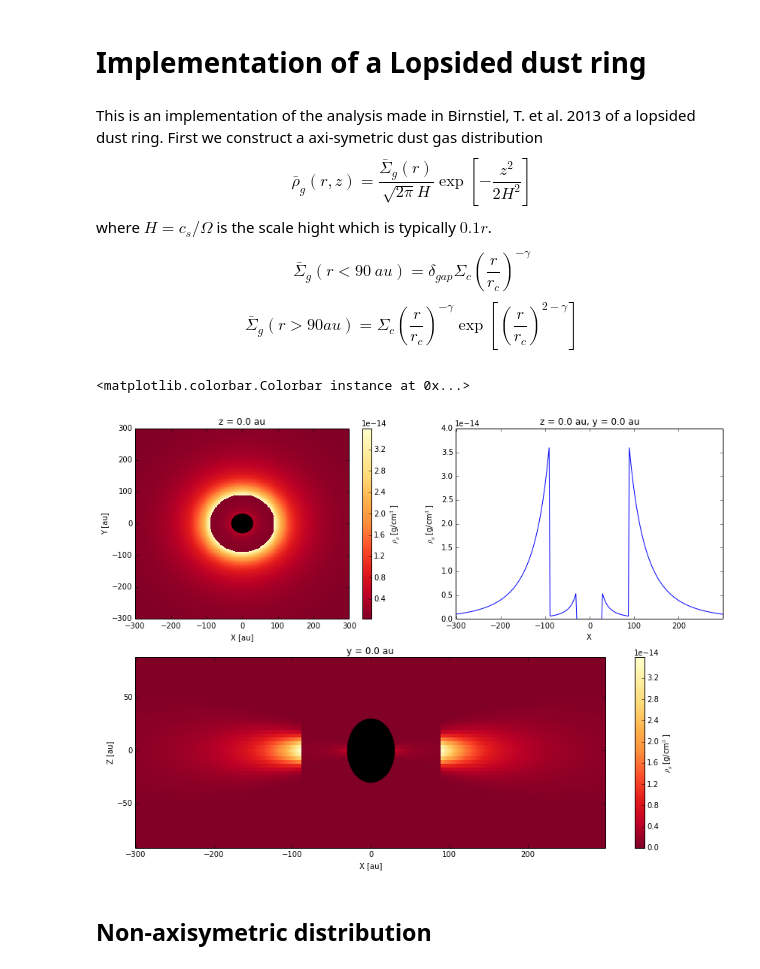
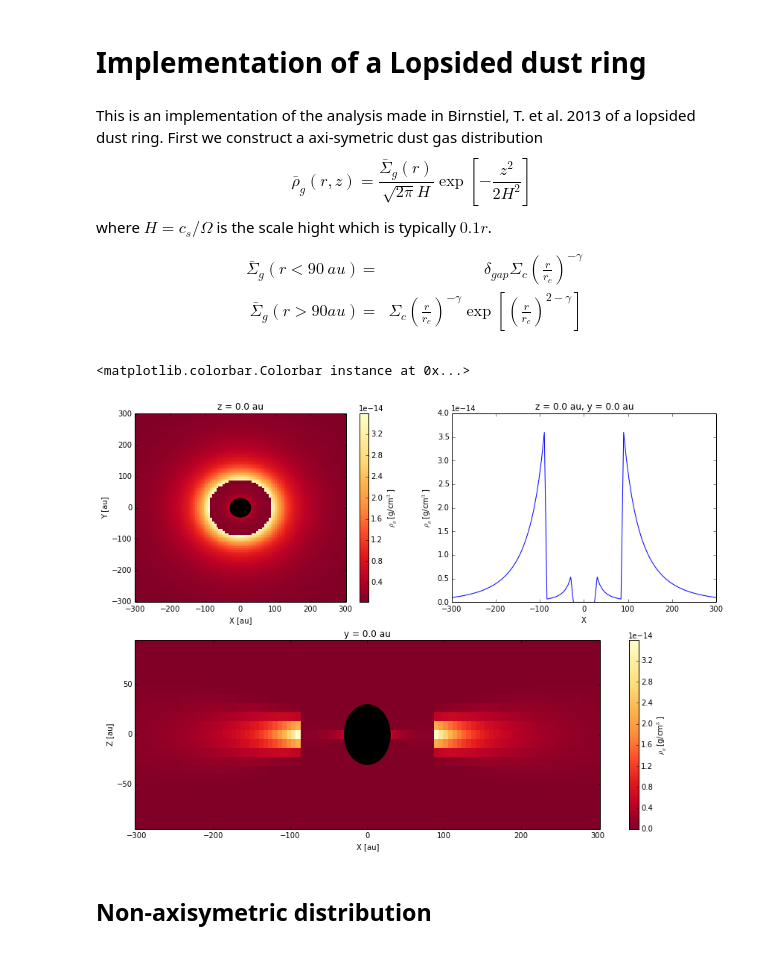
Before and after one commit to SebaMarino/ipython-notes, a Jupyter notebook: Lopsided dust ring_model1.ipynb, the cells around one changed output. Drawn from its saved outputs; the diff is of its cells as text; code cells hidden in the pictures.

```diff
--- a/Lopsided dust ring_model1.ipynb
+++ b/Lopsided dust ring_model1.ipynb
@@ -5,8 +5,8 @@ This is an implementation of the analysis made in Birnstiel, T. et al. 2013 of a
 $$ \bar{\rho}_g (r,z)= \frac{\bar{\Sigma}_{g}(r)}{\sqrt{2\pi}H}\exp\left[ -\frac{z^2}{2H^2}\right] $$
 where $H=c_{s}/ \Omega$ is the scale hight which is typically $0.1 r$.
 
-$$   \bar{\Sigma}_{g}(r < 90 \ au) = \delta_{gap}\Sigma_c \left(\frac{r}{r_c} \right)^{-\gamma}  $$
-$$   \bar{\Sigma}_{g}(r > 90 au) = \Sigma_c \left(\frac{r}{r_c} \right)^{-\gamma}\exp\left[ \left(\frac{r}{r_c} \right)^{2-\gamma} \right]  $$
+$$ \begin{align}  \bar{\Sigma}_{g}(r < 90 \ au) &=& \delta_{gap}\Sigma_c \left(\frac{r}{r_c} \right)^{-\gamma}  \\
+   \bar{\Sigma}_{g}(r > 90 au) &=& \Sigma_c \left(\frac{r}{r_c} \right)^{-\gamma}\exp\left[ \left(\frac{r}{r_c} \right)^{2-\gamma} \right]  \end{align}$$
 # %%
 %matplotlib inline
 import numpy as np
@@ -27,8 +27,8 @@ gamma=1.0
 r_c= 180              # [au] radius of reference for Sigmap_c
 Sp_c = 10.0           # [g/cm^2]
 
-N=301
-Nz=51
+N=101
+Nz=21
 Rmax=300              # [au]  max x or y of the sampling
 Zmax=3.0*Rmax*h_scale # [au]  max z of the zampling
 dx=dy=Rmax*2.0/(N-1)
@@ -76,9 +76,9 @@ def rho_p(r,z,h_scale,gap_depth,r_c,Sp_c,gamma):
 #----------------------------------------------------MAIN
 
 rhop_g=np.zeros((Nz,N,N))
-X=np.linspace(-Rmax,Rmax,N)-dx/2.0
-Y=np.linspace(-Rmax,Rmax,N)-dy/2.0
-Z=np.linspace(-Zmax,Zmax,Nz)-dz/2.0
+X=np.linspace(-Rmax,Rmax+dx,N+1)
+Y=np.linspace(-Rmax,Rmax+dy,N+1)
+Z=np.linspace(-Zmax,Zmax+dz,Nz+1)
 
 #--------Axisymetric solution
 for j in range(N):
@@ -92,45 +92,46 @@ for j in range(N):
 
                 rhop_g[k,j,i]=rho_p(r,z,h_scale,gap_depth,r_c,Sp_c,gamma)
 # %%
+
 #-----------------------------PLOTTING
 Rho=rhop_g[(Nz-1)/2,:,:]
 
 plt.figure(figsize=(14,10))
 plt.subplot(2,2,1)
 plt.title("z = %0.1f au" % 0.0)
-plt.pcolor(X,Y,Rho,cmap=plt.cm.YlOrRd_r, vmin=np.min(Rho[np.nonzero(Rho)]), vmax=np.max(Rho[np.nonzero(Rho)])) #norm=LogNorm(vmin=1e-15, vmax=np.max(rho_disk) ) )
-plt.xlim(X[0],X[N-1])
-plt.ylim(Y[0],Y[N-1])
+plt.pcolor(X-dx/2.0,Y-dy/2.0,Rho,cmap=plt.cm.YlOrRd_r, vmin=np.min(Rho[np.nonzero(Rho)]), vmax=np.max(Rho[np.nonzero(Rho)])) #norm=LogNorm(vmin=1e-15, vmax=np.max(rho_disk) ) )
+plt.xlim(X[0]-dx/2.0,X[N]-dx/2.0)
+plt.ylim(Y[0]-dy/2.0,Y[N]-dy/2.0)
 plt.xlabel('X [au]')
 plt.ylabel('Y [au]')
 fig = plt.gcf()
 circle=plt.Circle((0,0),Rmin,color="black",fill=True)
 fig.gca().add_artist(circle)
 plt.colorbar(orientation='vertical',label=r'$\rho_{g}$ [g/cm$^3$]')
 
 plt.subplot(2,2,2)
 plt.title("z = %0.1f au, y = %0.1f au" % (0.0, 0.0))
-plt.plot(X,Rho[(N-1)/2,:])
+plt.plot(X[:-1],Rho[(N-1)/2,:])
 plt.xlim(X[0],X[N-1])
 plt.xlabel("X")
 plt.ylabel(r'$\rho_{g}$ [g/cm$^3$]')
 
 Rho=rhop_g[:,(N-1)/2,:]
 
 plt.subplot(2,1,2)
 plt.title("y = %0.1f au" % 0.0)
-plt.pcolor(X,Z,Rho,cmap=plt.cm.YlOrRd_r, vmin=np.min(Rho[np.nonzero(Rho)]), vmax=np.max(Rho[np.nonzero(Rho)])) #norm=LogNorm(vmin=1e-15, vmax=np.max(rho_disk) ) )
-plt.xlim(X[0],X[N-1])
-plt.ylim(Z[0],Z[Nz-1])
+plt.pcolor(X-dx/2.0,Z-dz/2.0,Rho,cmap=plt.cm.YlOrRd_r, vmin=np.min(Rho[np.nonzero(Rho)]), vmax=np.max(Rho[np.nonzero(Rho)])) #norm=LogNorm(vmin=1e-15, vmax=np.max(rho_disk) ) )
+plt.xlim(X[0]-dx/2.0,X[N]-dx/2.0)
+plt.ylim(Z[0]-dz/2.0,Z[Nz]-dz/2.0)
 plt.xlabel('X [au]')
 plt.ylabel('Z [au]')
 fig = plt.gcf()
 circle=plt.Circle((0,0),Rmin,color="black",fill=True)
 fig.gca().add_artist(circle)
 plt.colorbar(orientation='vertical',label=r'$\rho_{g}$ [g/cm$^3$]')
 # %% [output]
 <matplotlib.colorbar.Colorbar instance at 0x...>
-[figure, old version]
+[figure, new version]
 # %% [markdown]
 ## Non-axisymetric distribution
 # %% [markdown]
```
Also changed, not shown: parts of 8 cells of this notebook, 1 other file.
